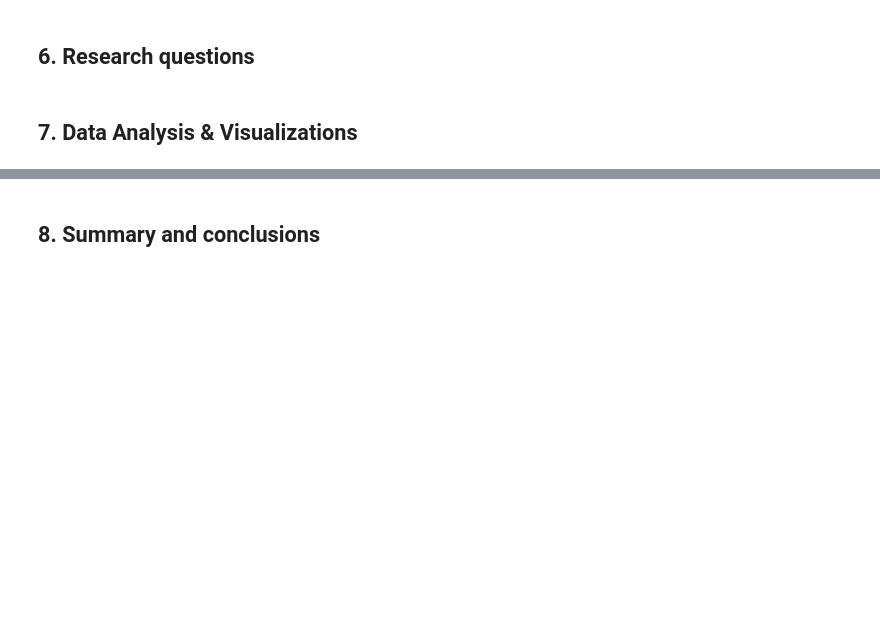
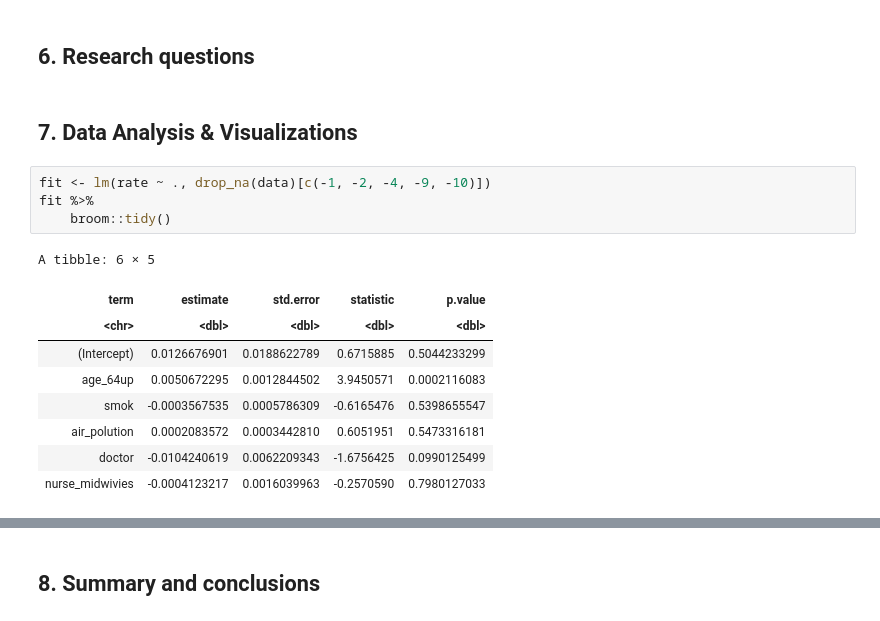
Before and after one commit to flizhou/age_effects_on_COVID-19, a Jupyter notebook: scripts/eda.ipynb, the cells around one changed output, grey strips where cells are left out. Drawn from its saved outputs; the diff is of its cells as text; blank space fills up the shorter version.

```diff
--- a/scripts/eda.ipynb
+++ b/scripts/eda.ipynb
@@ -240,3 +268,17 @@ A data.frame: 6 × 11
 ## 6. Research questions
 # %% [markdown]
 ## 7. Data Analysis & Visualizations
+# %%
+fit <- lm(rate ~ ., drop_na(data)[c(-1, -2, -4, -9, -10)])
+fit %>%
+    broom::tidy()
+# %% [output]
+A tibble: 6 × 5
+| term | estimate | std.error | statistic | p.value |
+| <chr> | <dbl> | <dbl> | <dbl> | <dbl> |
+| (Intercept) | 0.0126676901 | 0.0188622789 | 0.6715885 | 0.5044233299 |
+| age_64up | 0.0050672295 | 0.0012844502 | 3.9450571 | 0.0002116083 |
+| smok | -0.0003567535 | 0.0005786309 | -0.6165476 | 0.5398655547 |
+| air_polution | 0.0002083572 | 0.0003442810 | 0.6051951 | 0.5473316181 |
+| doctor | -0.0104240619 | 0.0062209343 | -1.6756425 | 0.0990125499 |
+| nurse_midwivies | -0.0004123217 | 0.0016039963 | -0.2570590 | 0.7980127033 |
```
Also changed, not shown: parts of 23 cells of this notebook.
